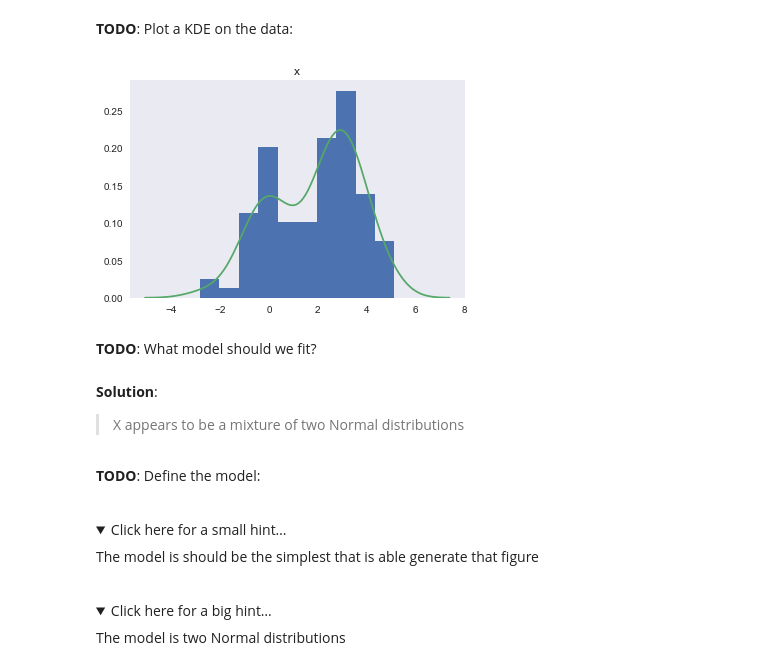
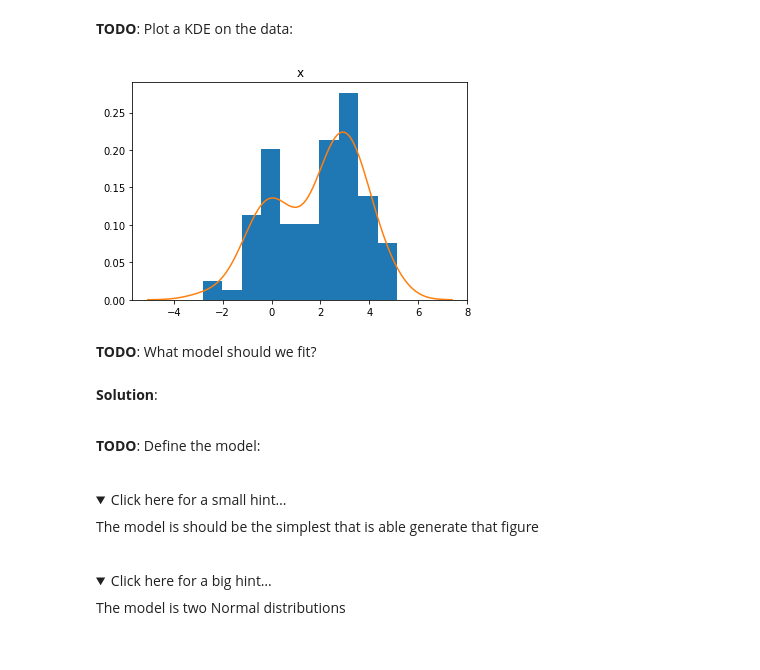
Before and after one commit to brianspiering/gaussian_mixture_models, a Jupyter notebook: demo_gmm_em.ipynb, the cells around one changed output. Saved outputs shown, nothing was run; the diff lists cells and outputs as text; code cells hidden in the pictures; folded sections open.

```diff
--- a/demo_gmm_em.ipynb
+++ b/demo_gmm_em.ipynb
@@ -11,8 +11,8 @@ import seaborn as sns
 
 %matplotlib inline
 # %%
-df = pd.read_csv("../../../data/em_example.csv")
-df.head(n=2)
+df = pd.read_csv("bimodal_example.csv")
+df.head(n=5)
 # %% [output]
 |  | x |
 | 0 | 0.252851 |
@@ -37,18 +38,17 @@ plt.plot(x_values, stats.norm.pdf(x_values,0,1));
 # %% [markdown]
 __TODO__: Plot a KDE on the data:
 # %%
-# Solution:
 df.hist(grid=False,
        normed=True);
-sns.kdeplot(df.x,
+sns.kdeplot(data,
            legend=False);
 # %% [output]
-[figure, old version]
+[figure, new version]
 # %% [markdown]
 __TODO__:  What model should we fit?
-# %% [markdown]
-__Solution__:
-> X appears to be a mixture of two Normal distributions
+# %% [markdown]
+__Solution__:
+>
 # %% [markdown]
 __TODO__:  Define the model:
 
```
Also changed, not shown: parts of 27 cells of this notebook, 3 other files.
